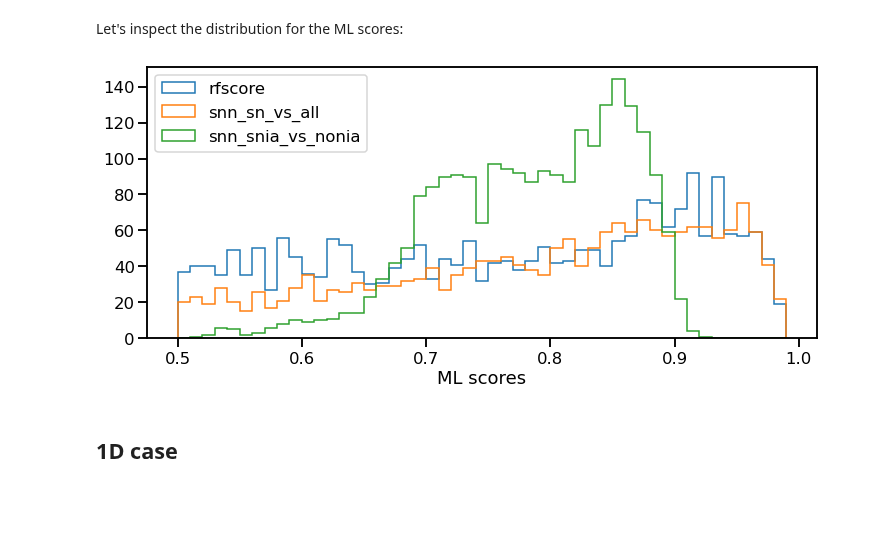
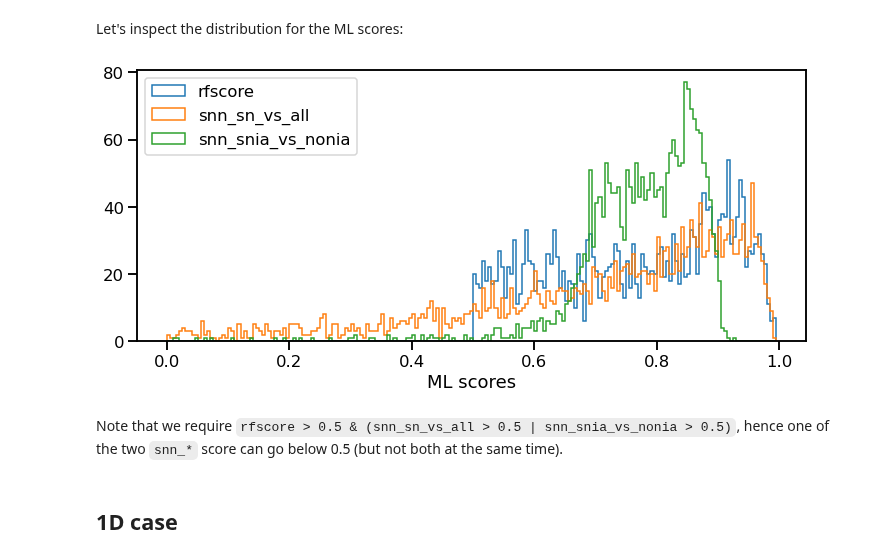
Before and after one commit to astrolabsoftware/fink-tutorials, a Jupyter notebook: extragalactic/tuning_snia_output_rate.ipynb, the cells around one changed output. Drawn from its saved outputs; the diff is of its cells as text; code cells hidden in the pictures; blank space fills up the shorter version.

Commit message:
Fix x-axis for scores

```diff
--- a/extragalactic/tuning_snia_output_rate.ipynb
+++ b/extragalactic/tuning_snia_output_rate.ipynb
@@ -122,17 +122,19 @@ Let's inspect the distribution for the ML scores:
 # %%
 fig = plt.figure(figsize=(12, 5))
 
 n_rfscore = pdf[cols].groupby('d:rfscore').count()['i:objectId'].values
 
-bins = np.arange(0.5, 1.0, 0.5/50)
+bins = np.arange(0.0, 1.0, 0.5/100)
 
 plt.hist(pdf['d:rfscore'], histtype='step', bins=bins, label='rfscore')
 plt.hist(pdf['d:snn_sn_vs_all'], histtype='step', bins=bins, label='snn_sn_vs_all')
 plt.hist(pdf['d:snn_snia_vs_nonia'], histtype='step', bins=bins, label='snn_snia_vs_nonia')
 plt.xlabel('ML scores')
 plt.legend(loc='upper left');
 # %% [output]
-[figure, old version]
+[figure, new version]
+# %% [markdown]
+Note that we require `rfscore > 0.5 & (snn_sn_vs_all > 0.5 | snn_snia_vs_nonia > 0.5)`, hence one of the two `snn_*` score can go below 0.5 (but not both at the same time).
 # %% [markdown]
 ## 1D case
 # %% [markdown]
```
